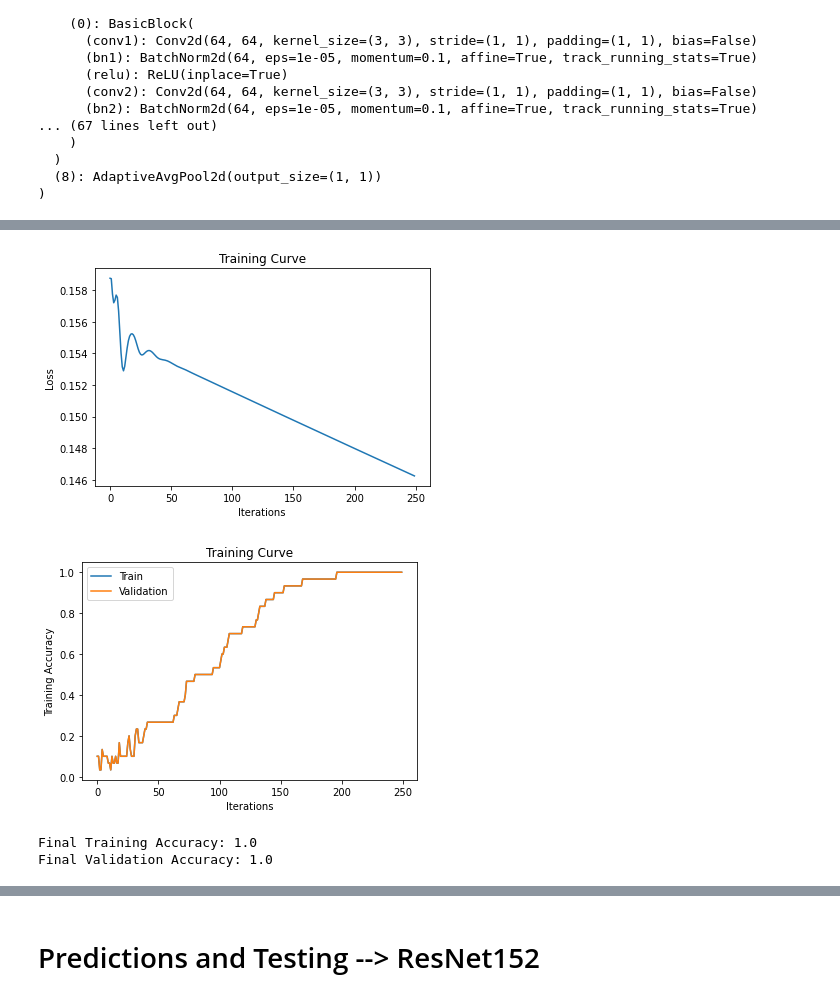
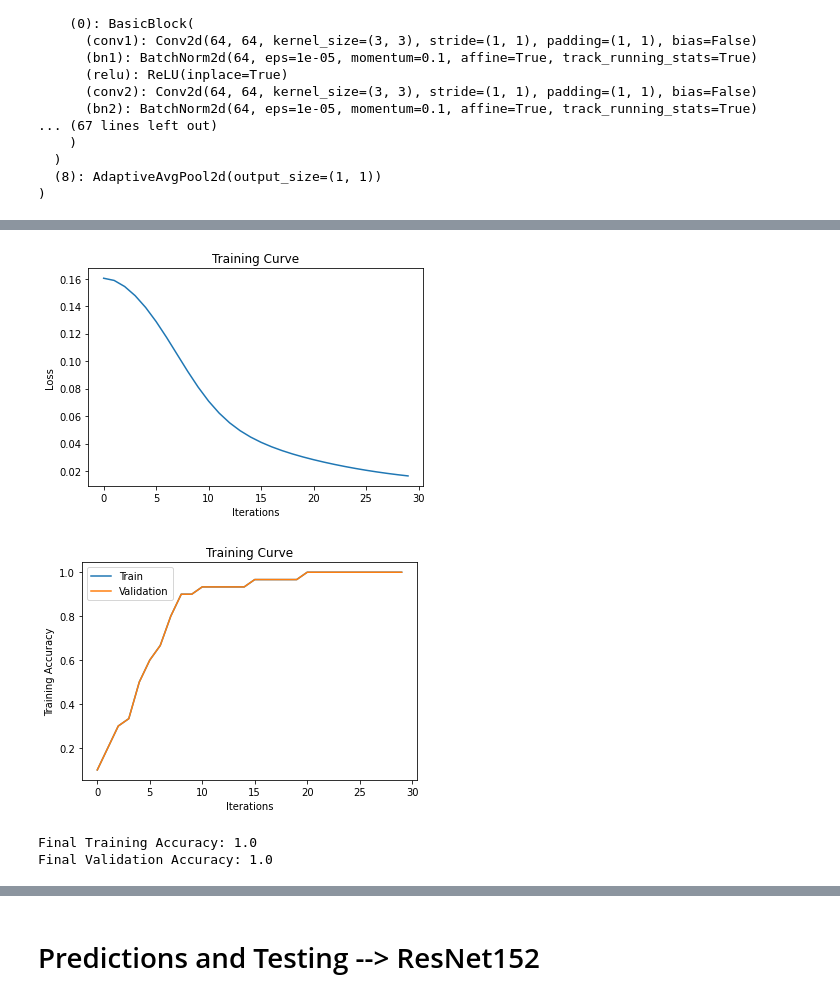
Before and after one commit to rozariot/Waste-Classification-Project, a Jupyter notebook: WasteClassificationProject.ipynb, the cells around one changed output, grey strips where cells are left out. Drawn from its saved outputs; the diff is of its cells as text; code cells hidden in the pictures.

```diff
--- a/WasteClassificationProject.ipynb
+++ b/WasteClassificationProject.ipynb
@@ -78,7 +79,7 @@ tiny_set = torchvision.datasets.ImageFolder(tiny_path, transform = transformatio
 '''
 Functions for training and getting accuracy
 '''
-def train(model, train_set, val_set, batch_size=64, num_epochs=1, learning_rate=0.001):
+def train(model, train_set, val_set, batch_size=64, num_epochs=1, learning_rate=0.001, optimizer_selection="SGD"):
   iters = np.zeros(num_epochs)
   losses = np.zeros(num_epochs)
   train_acc = np.zeros(num_epochs)
@@ -90,9 +91,20 @@ def train(model, train_set, val_set, batch_size=64, num_epochs=1, learning_rate=
   train_loader = torch.utils.data.DataLoader(train_set, batch_size=batch_size, num_workers=1)#, shuffle=True)
   val_loader = torch.utils.data.DataLoader(val_set, batch_size=batch_size, num_workers=1)#, shuffle=True)
 
-  #use Cross entropy loss and Stochastic gradient descent
+  #get the parameters that require updating
+  params_to_update = []
+  for name,param in model.named_parameters():
+    if param.requires_grad == True:
+      params_to_update.append(param)
+
+  #use Cross entropy loss and SGD or Adam depending on user input
   criterion = nn.CrossEntropyLoss()
-  optimizer = optim.SGD(model.parameters(), lr=learning_rate, momentum=0.9)
+  if (optimizer_selection == "SGD"):
+    optimizer = optim.SGD(params_to_update, lr=learning_rate, momentum=0.9)
+  elif (optimizer_selection == "Adam"):
+    optimizer = optim.Adam(params_to_update, lr=learning_rate)
+  else:
+    optimizer = optim.SGD(params_to_update, lr=learning_rate, momentum=0.9)
 
   # training
   n = 0 # the number of iterations
@@ -480,5 +465,5 @@ feature_test_set = torchvision.datasets.DatasetFolder(test_dir, loader=torch.loa
 resNetClassify_single_fc_overfit = Waste_Classifier_One_Linear_Layer(name="overfit_Res", hidden_size=512*1*1)
 if use_cuda and torch.cuda.is_available():
   resNetClassify_single_fc_overfit = resNetClassify_single_fc_overfit.cuda()
-train(resNetClassify_single_fc_overfit, feature_tiny_set, feature_tiny_set, batch_size=15, num_epochs=250, learning_rate=0.001)
+train(resNetClassify_single_fc_overfit, feature_tiny_set, feature_tiny_set, batch_size=15, num_epochs=30, learning_rate=0.001)
 # %% [output]
@@ -502,5 +487,5 @@ Epoch 250: Train accuracy: 1.0, Training Loss: 0.14623899459838868, Validation A
-[figure, old version]
+[figure, new version]
-[figure, old version]
+[figure, new version]
 Final Training Accuracy: 1.0
 Final Validation Accuracy: 1.0
 # %%
```
Also changed, not shown: parts of 7 cells of this notebook.
